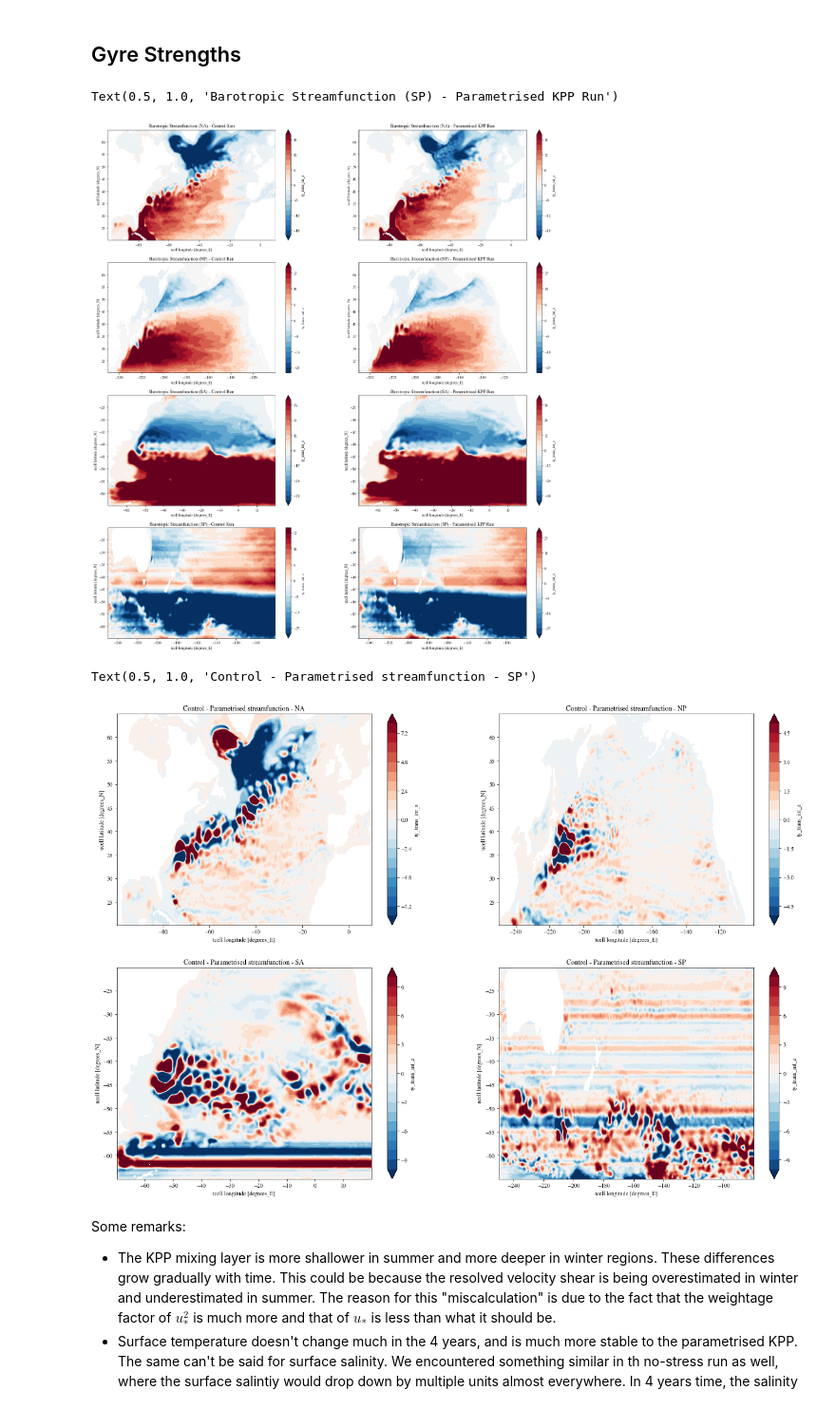
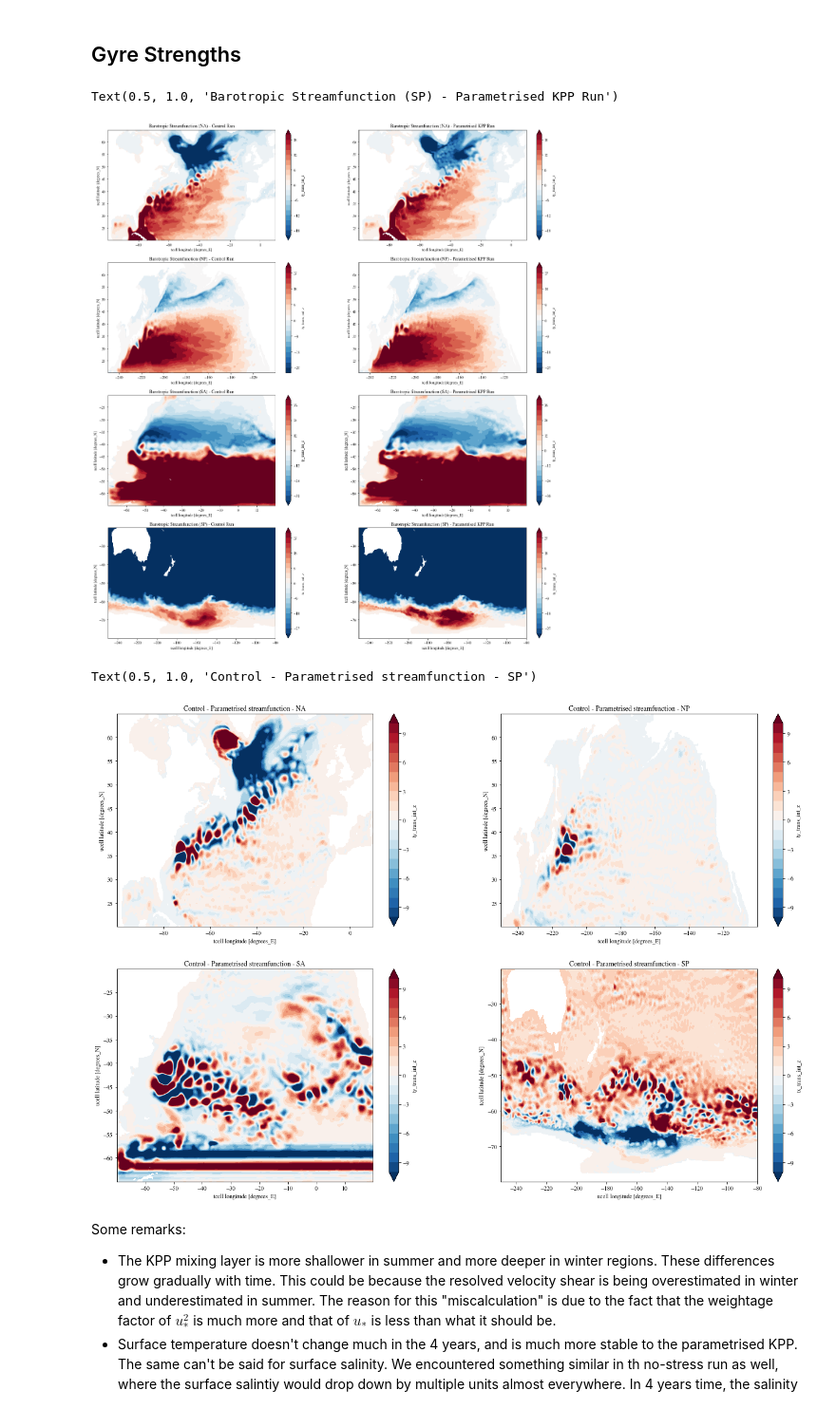
Before and after one commit to dhruvbhagtani/Parametrised-KPP-Diagnostics, a Jupyter notebook: Param_KPP_Comparison.ipynb, the cells around one changed output. Shown at 95% size. Drawn from its saved outputs; the diff is of its cells as text; code cells hidden in the pictures.

```diff
--- a/Param_KPP_Comparison.ipynb
+++ b/Param_KPP_Comparison.ipynb
@@ -293,11 +293,11 @@ ty_pram_SA = ty_trans_int_z_pram.sel(xt_ocean = slice(x_min, x_max)).sel(yu_ocea
 psi_pram_SA = ty_pram_SA.cumsum('xt_ocean').where(abs(ty_pram_SA<=1.e20))/(rho0*1.e6)
 
 x_min, x_max = -250, -80
-y_min, y_max = -65, -20
-ty_cont_SP = ty_trans_int_z_cont.sel(xt_ocean = slice(x_min, x_max)).sel(yu_ocean = slice(y_min, y_max))
-psi_cont_SP = ty_cont_SP.cumsum('xt_ocean').where(abs(ty_cont_SP<=1.e20))/(rho0*1.e6)
-ty_pram_SP = ty_trans_int_z_pram.sel(xt_ocean = slice(x_min, x_max)).sel(yu_ocean = slice(y_min, y_max))
-psi_pram_SP = ty_pram_SP.cumsum('xt_ocean').where(abs(ty_pram_SP<=1.e20))/(rho0*1.e6)
+y_min, y_max = -80, -20
+tx_cont_SP = tx_trans_int_z_cont.sel(xu_ocean = slice(x_min, x_max)).sel(yt_ocean = slice(y_min, y_max))
+psi_cont_SP = -tx_cont_SP.cumsum('yt_ocean').where(abs(tx_cont_SP<=1.e20))/(rho0*1.e6)
+tx_pram_SP = tx_trans_int_z_pram.sel(xu_ocean = slice(x_min, x_max)).sel(yt_ocean = slice(y_min, y_max))
+psi_pram_SP = -tx_pram_SP.cumsum('yt_ocean').where(abs(tx_pram_SP<=1.e20))/(rho0*1.e6)
 # %%
 fig, axes = plt.subplots(nrows = 4, ncols = 2, figsize = (22,25))
 
@@ -326,24 +326,24 @@ psi_pram_SP.mean('time').plot.contourf(ax = axes[3][1], levels = np.linspace(-30
 axes[3][1].set_title('Barotropic Streamfunction (SP) - Parametrised KPP Run')
 # %% [output]
 Text(0.5, 1.0, 'Barotropic Streamfunction (SP) - Parametrised KPP Run')
-[figure, old version]
+[figure, new version]
 # %%
 fig, axes = plt.subplots(nrows = 2, ncols = 2, figsize = (22,15))
 
-(psi_cont_NA - psi_pram_NA).mean('time').plot.contourf(ax = axes[0][0], levels = np.linspace(-8,8,21))
+(psi_cont_NA - psi_pram_NA).mean('time').plot.contourf(ax = axes[0][0], levels = np.linspace(-10,10,21))
 axes[0][0].set_title('Control - Parametrised streamfunction - NA')
 
-(psi_cont_NP - psi_pram_NP).mean('time').plot.contourf(ax = axes[0][1], levels = np.linspace(-5,5,21))
+(psi_cont_NP - psi_pram_NP).mean('time').plot.contourf(ax = axes[0][1], levels = np.linspace(-10,10,21))
 axes[0][1].set_title('Control - Parametrised streamfunction - NP')
 
 (psi_cont_SA - psi_pram_SA).mean('time').plot.contourf(ax = axes[1][0], levels = np.linspace(-10,10,21))
 axes[1][0].set_title('Control - Parametrised streamfunction - SA')
 
 (psi_cont_SP - psi_pram_SP).mean('time').plot.contourf(ax = axes[1][1], levels = np.linspace(-10,10,21))
 axes[1][1].set_title('Control - Parametrised streamfunction - SP')
 # %% [output]
 Text(0.5, 1.0, 'Control - Parametrised streamfunction - SP')
-[figure, old version]
+[figure, new version]
 # %% [markdown]
 Some remarks:
 * The KPP mixing layer is more shallower in summer and more deeper in winter regions. These differences grow gradually with time. This could be because the resolved velocity shear is being overestimated in winter and underestimated in summer. The reason for this "miscalculation" is due to the fact that the weightage factor of $u_*^2$ is much more and that of $u_*$ is less than what it should be.
```
